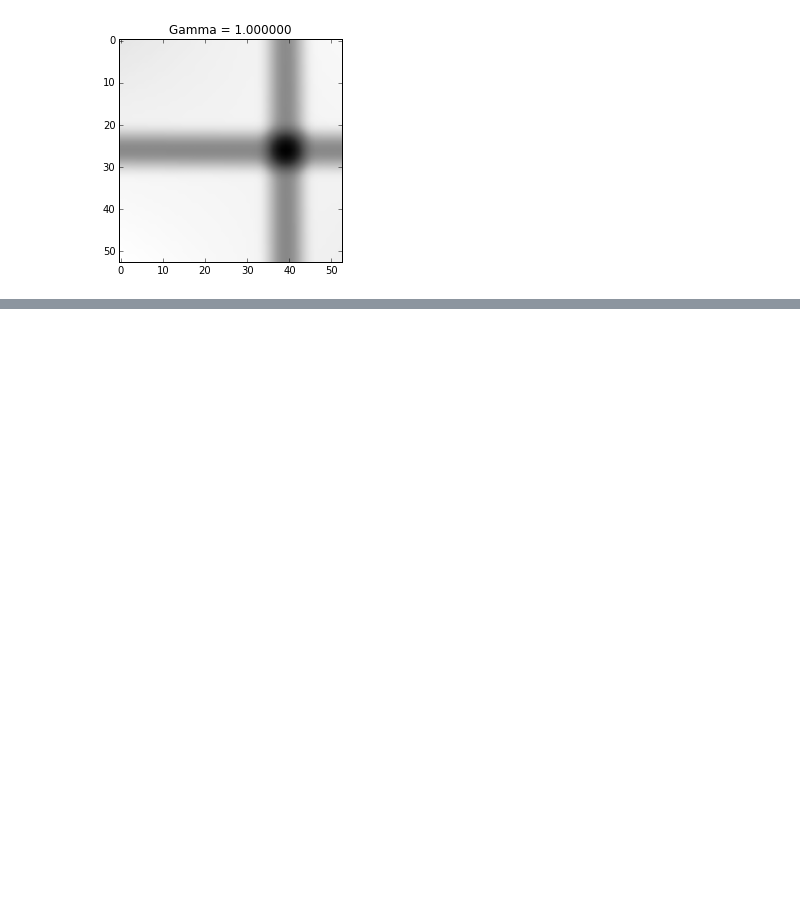
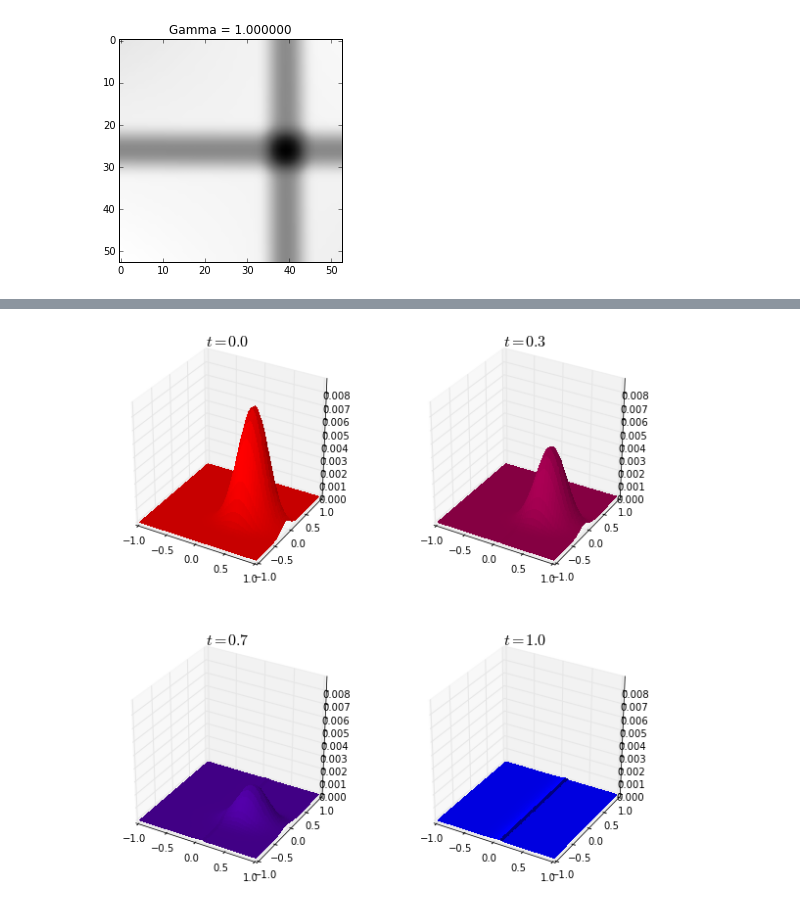
Before and after one commit to afcarl/Homework-1, a Jupyter notebook: pynb/regularized_ot.ipynb, the cells around one changed output, grey strips where cells are left out. Cells and saved outputs as stored; diff of their text form; code cells hidden in the pictures; blank space fills up the shorter version.

```diff
--- a/pynb/regularized_ot.ipynb
+++ b/pynb/regularized_ot.ipynb
@@ -122,0 +154,23 @@ Entropy-regularized Wasserstein is 0.266074
+# %%
+m = cdist(pos[:, :, 0].reshape((-1, 1)), pos[:, :, 1].reshape((-1, 1)))
+gamma = .001
+xi = numpy.exp(-m ** 2 / gamma)
+
+a = numpy.ones((n * n, 1))
+b = numpy.ones((n * n, 1))
+for _ in range(100):
+    a, b = one_iter(a, b, pdf1.reshape((-1, 1)), pdf2.reshape((-1, 1)), xi)
+pi = numpy.dot(numpy.dot(numpy.diagflat(a), xi), numpy.diagflat(b))
+
+tr = numpy.dot(numpy.dot(numpy.diagflat(1. / numpy.sum(pi, axis=1)), pi), pdf2.reshape((-1, 1)))
+
+pylab.figure(figsize=(10, 10))
+for idx, t in enumerate([0., 0.33, 0.67, 1.]):
+    tr_pdf1 = (1 - t) * pdf1 + t * tr.reshape((n, n))
+    ax = pylab.subplot(2, 2, idx + 1, projection="3d")
+    surf2 = ax.plot_surface(x, y, tr_pdf1, rstride=1, cstride=1, color=(1. - t, 0., t), linewidth=0,
+                            antialiased=False)
+    _ = pylab.title("$t = %.2f$" % t, fontsize=16)
+    _ = ax.set_zlim3d([0, numpy.max(pdf1)])
+# %% [output]
+[figure, added]
```
Also changed, not shown: parts of 6 cells of this notebook, 1 other file.
